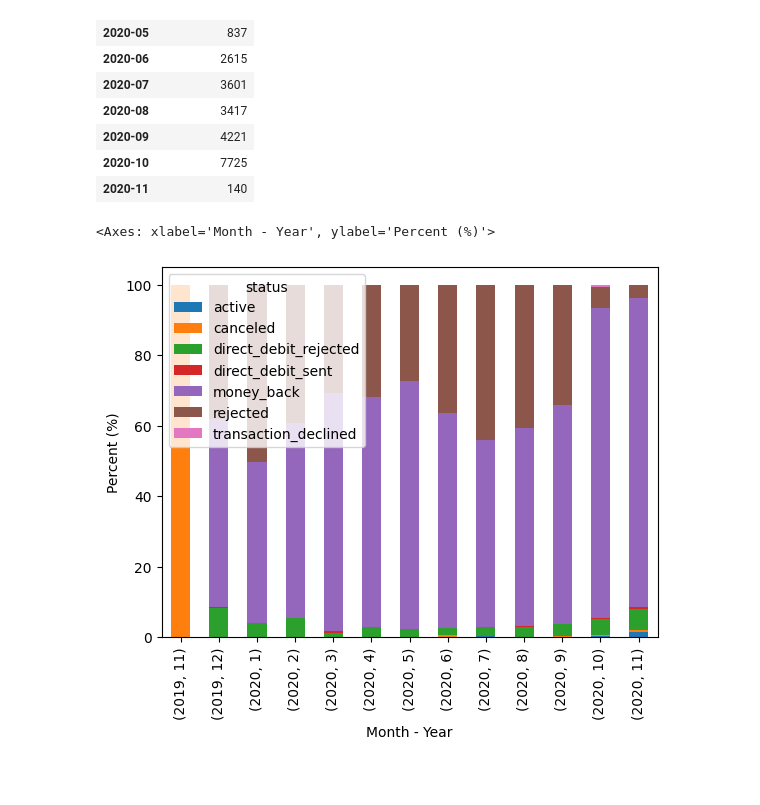
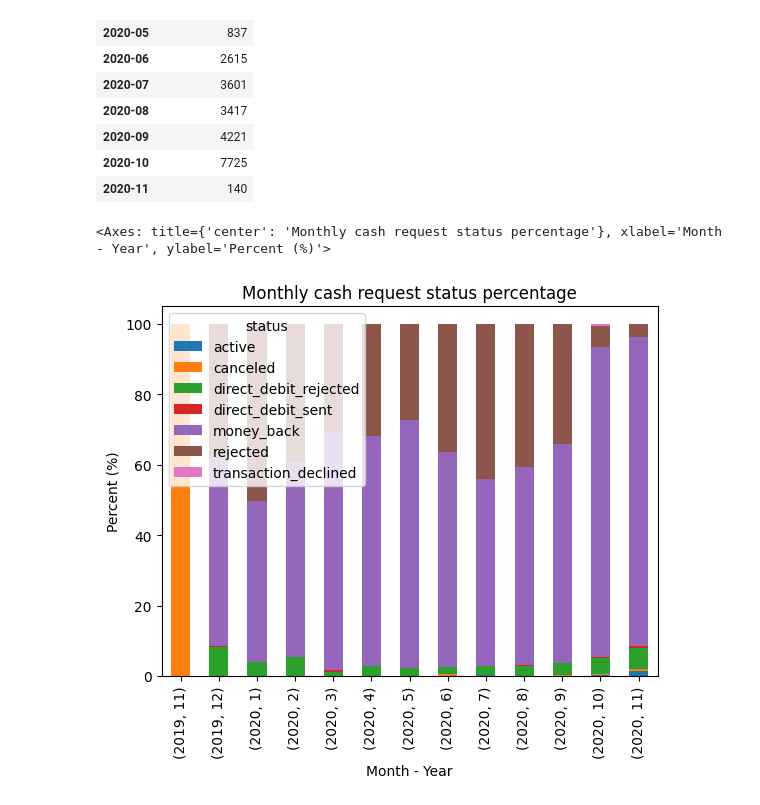
Before and after one commit to ivanseldas/microcredit-churn-classifier, a Jupyter notebook: new_main.ipynb, the cells around one changed output. Drawn from its saved outputs; the diff is of its cells as text; code cells hidden in the pictures; blank space fills up the shorter version.

Commit message:
Title

```diff
--- a/new_main.ipynb
+++ b/new_main.ipynb
@@ -223,16 +223,16 @@ pivot
 # %%
 # Percent of cash requests grouped by date and status
 
 status_cash = cash.copy()
 
 status_cash["month"] = status_cash["created_at"].dt.month
 status_cash["year"] = status_cash["created_at"].dt.year
 
 gb = status_cash.groupby(["year", "month", "status"]).size().unstack(fill_value=0)
 
 gb = gb.div(gb.sum(axis=1), axis=0) * 100
 
-gb.plot(kind="bar", stacked=True, xlabel="Month - Year", ylabel="Percent (%)")
+gb.plot(kind="bar", stacked=True, xlabel="Month - Year", ylabel="Percent (%)", title="Monthly cash request status percentage")
 # %% [output]
-<Axes: xlabel='Month - Year', ylabel='Percent (%)'>
+<Axes: title={'center': 'Monthly cash request status percentage'}, xlabel='Month - Year', ylabel='Percent (%)'>
-[figure, old version]
+[figure, new version]
```
